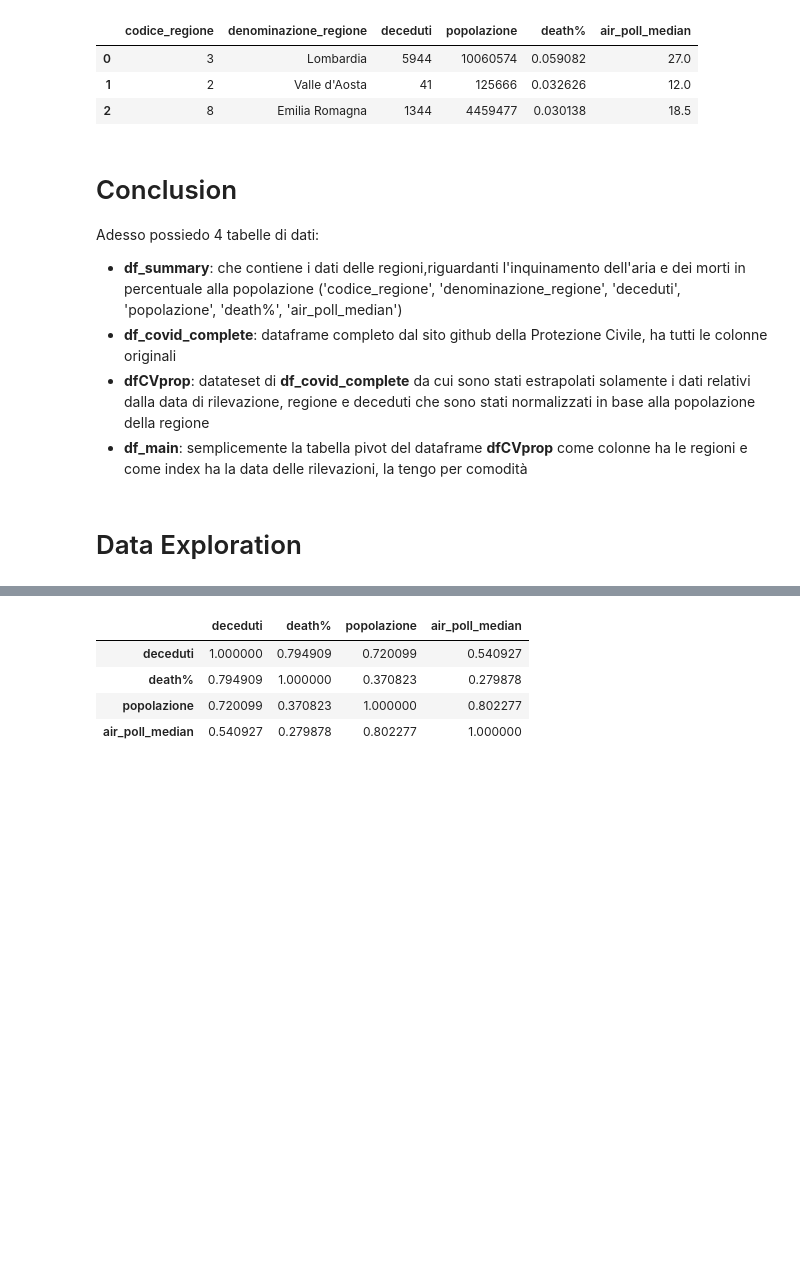
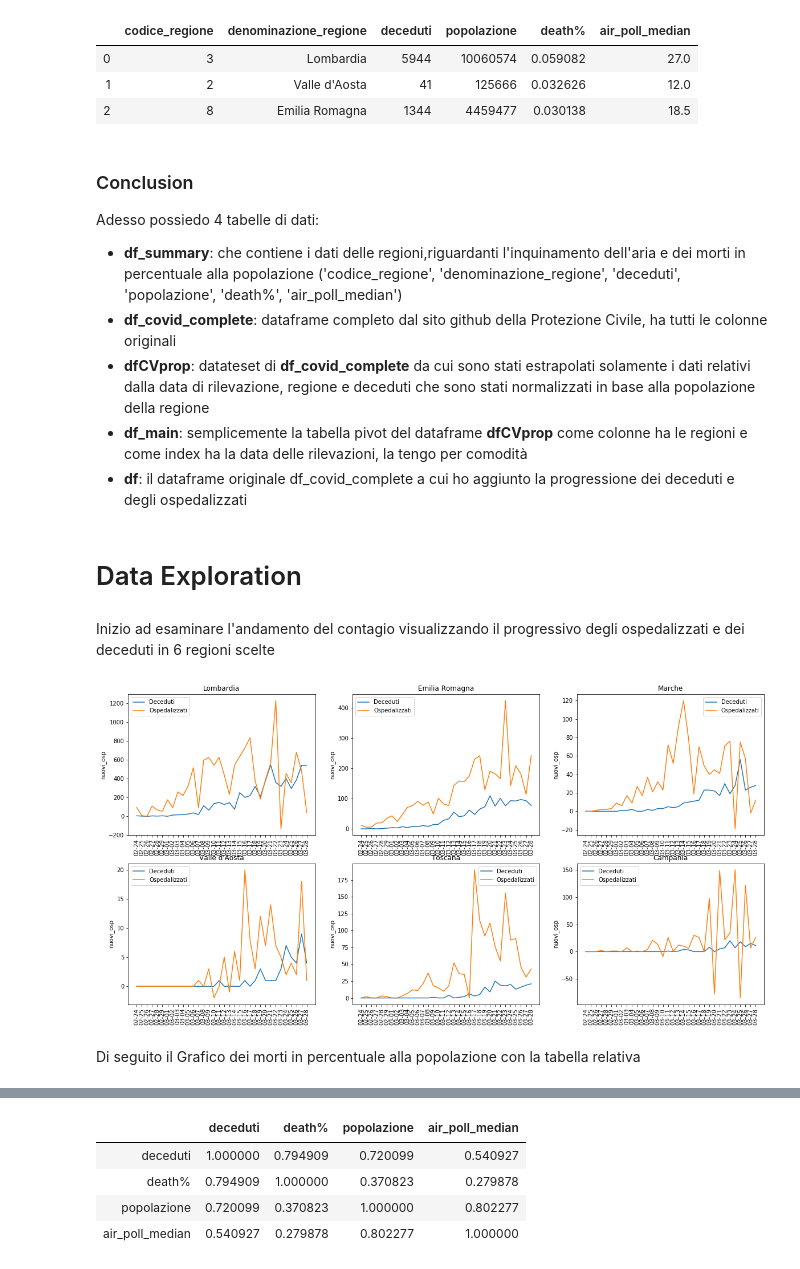
Before and after one commit to andreapas79/COVID-19, a Jupyter notebook: making_main_table.ipynb, the cells around one changed output, grey strips where cells are left out. Saved outputs shown, nothing was run; the diff lists cells and outputs as text; code cells hidden in the pictures; blank space fills up the shorter version.

```diff
--- a/making_main_table.ipynb
+++ b/making_main_table.ipynb
@@ -66,14 +67,49 @@ for i in list_Regions:
 # %%
 df_main = dfCVprop.pivot_table(index='denominazione_regione', columns='data', values='deceduti').transpose()
+# %%
+df=df_covid_complete
+lista_Regioni = df.denominazione_regione.unique()
+tot = len(df[df['denominazione_regione']=='Lombardia'].loc[:,'deceduti'])
+# %%
+for l in lista_Regioni:
+    dec = df[df.denominazione_regione==l]['deceduti'].index
+    val =df[df.denominazione_regione==l]['deceduti'].values
+    valosp =df[df.denominazione_regione==l]['totale_ospedalizzati'].values
+    a = val[0]
+    b = valosp[0]
+    for x in range(1,tot):
+        df.loc[dec[x-1],'nuovi_dec'] = a
+        df.loc[dec[x-1],'nuovi_osp'] = b
+        a = val[x]-val[x-1]
+        b = valosp[x]-valosp[x-1]
+    df.loc[dec[tot-1],'nuovi_dec'] = val[tot-1]-val[tot-2]
+    df.loc[dec[tot-1],'nuovi_osp'] = valosp[tot-1]-valosp[tot-2]
 # %% [markdown]
-# Conclusion
+### Conclusion
 Adesso possiedo 4 tabelle di dati:
 * <b>df_summary</b>: che contiene i dati delle regioni,riguardanti l'inquinamento dell'aria e dei morti in percentuale alla popolazione ('codice_regione', 'denominazione_regione', 'deceduti', 'popolazione', 'death%', 'air_poll_median')
 * <b>df_covid_complete</b>: dataframe completo dal sito github della Protezione Civile, ha tutti le colonne originali
 * <b>dfCVprop</b>: datateset di <b>df_covid_complete</b> da cui sono stati estrapolati solamente i dati relativi dalla data di rilevazione, regione e deceduti che sono stati normalizzati in base alla popolazione della regione
 * <b>df_main</b>: semplicemente la tabella pivot del dataframe <b>dfCVprop</b> come colonne ha le regioni e come index ha la data delle rilevazioni, la tengo per comodità
+* <b>df</b>: il dataframe originale df_covid_complete a cui ho aggiunto la progressione dei deceduti e degli ospedalizzati
 # %% [markdown]
 # Data Exploration
+# %% [markdown]
+Inizio ad esaminare l'andamento del contagio visualizzando il progressivo degli ospedalizzati e dei deceduti in 6 regioni scelte
+# %%
+l = ['Lombardia', 'Emilia Romagna', 'Marche', "Valle d'Aosta", 'Toscana', 'Campania']
+datagiorn=df.data.str[5:10]
+plt.figure(figsize=(20,10))
+for i, r in zip (l, range(len(l))):
+    plt.subplot(2,3,r+1)
+    sns.lineplot(x=datagiorn.unique(), y=df[df.denominazione_regione==i]['nuovi_dec'], label='Deceduti')
+    sns.lineplot(x=datagiorn.unique(), y=df[df.denominazione_regione==i]['nuovi_osp'], label='Ospedalizzati')
+    plt.title(i)
+    plt.xticks(rotation=90)
+# %% [output]
+[figure, added]
+# %% [markdown]
+Di seguito il Grafico dei morti in percentuale alla popolazione con la tabella relativa
 # %%
 fig = plt.figure(figsize=(24,15))
 ax1 = fig.add_subplot(121)
```
Also changed, not shown: parts of 33 cells of this notebook, 5 other files.
